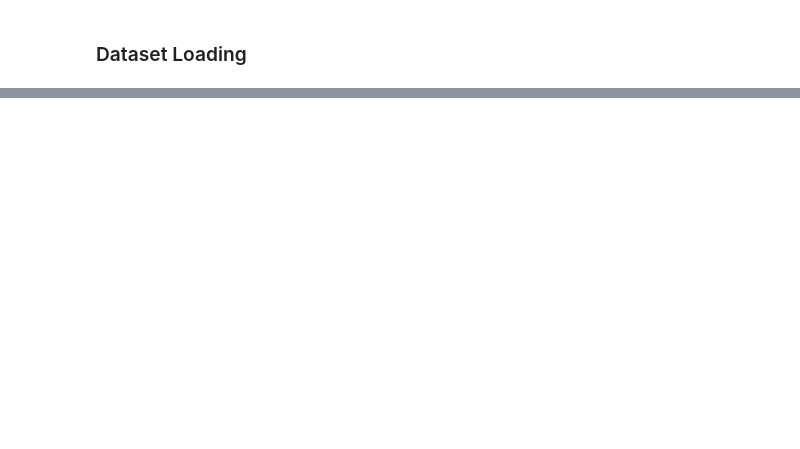
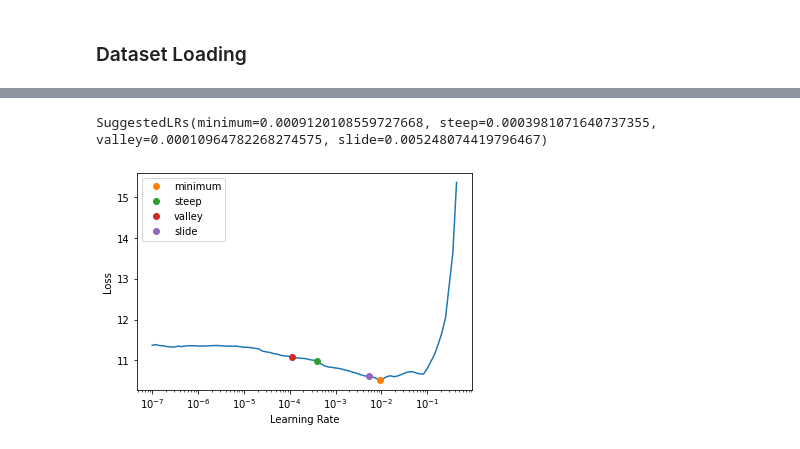
Before and after one commit to lkarjun/malayalam-language-model, a Jupyter notebook: Malayalam-Language-Model/malayalam-language-model.ipynb, the cells around one changed output, grey strips where cells are left out. Saved outputs shown, nothing was run; the diff lists cells and outputs as text; code cells hidden in the pictures; blank space fills up the shorter version.

```diff
--- a/Malayalam-Language-Model/malayalam-language-model.ipynb
+++ b/Malayalam-Language-Model/malayalam-language-model.ipynb
@@ -45,0 +108,12 @@ del articles, magazines, wikitexts
+# %%
+Mltransforms = TfmdLists(
+                    df['content'],
+                    Mltokenizer,
+                    splits = splits,
+                    dl_type = LMDataLoader
+                  )
+# %%
+Mdls = Mltransforms.dataloaders(bs = train_bs,
+                                val_bs = val_bs,
+                                seq_len = train_sl,
+                                val_seq_len = val_sl)
@@ -45,0 +133,3 @@ del articles, magazines, wikitexts
+# %%
+class FixHFOutput(Callback):
+    def after_pred(self): self.learn.pred = self.pred[0]
@@ -45,0 +138,5 @@ del articles, magazines, wikitexts
+# %%
+learn = Learner(Mdls, LModel,
+                loss_func=CrossEntropyLossFlat(),
+                cbs = [FixHFOutput],
+                metrics=Perplexity()).to_fp16()
@@ -45,0 +148,3 @@ del articles, magazines, wikitexts
+# %%
+learn.lr_find(suggest_funcs=[minimum, steep, valley, slide])
+# %% [output]
@@ -45,0 +152,2 @@ del articles, magazines, wikitexts
+SuggestedLRs(minimum=0.0009120108559727668, steep=0.0003981071640737355, valley=0.00010964782268274575, slide=0.005248074419796467)
+[figure, added]
```
Also changed, not shown: parts of 29 cells of this notebook.
